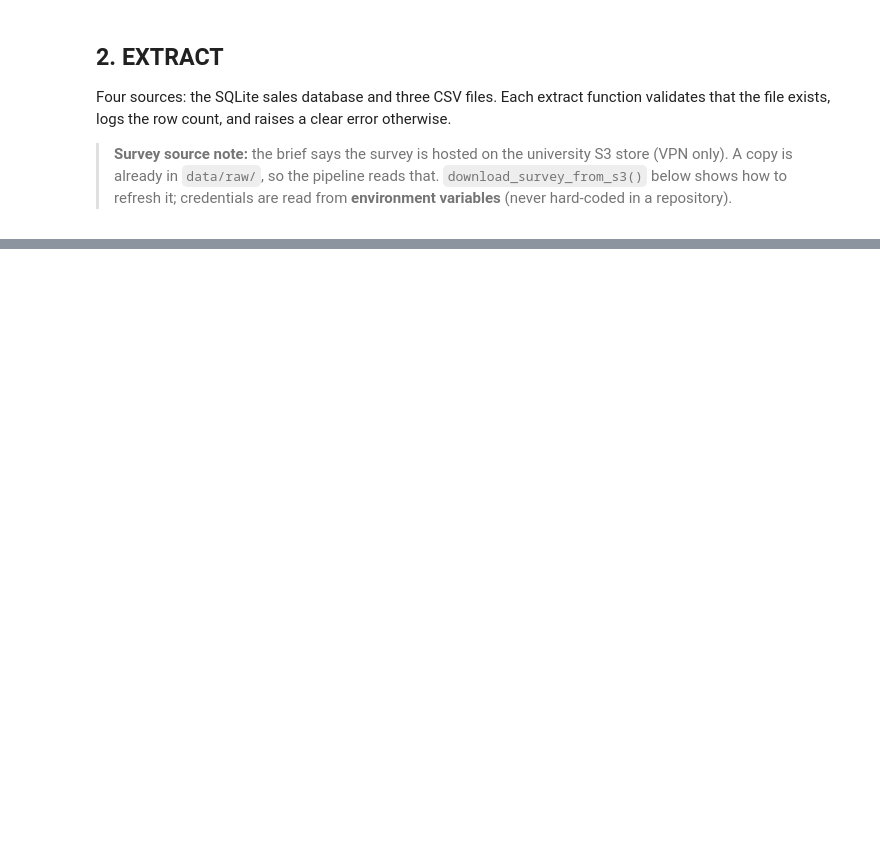
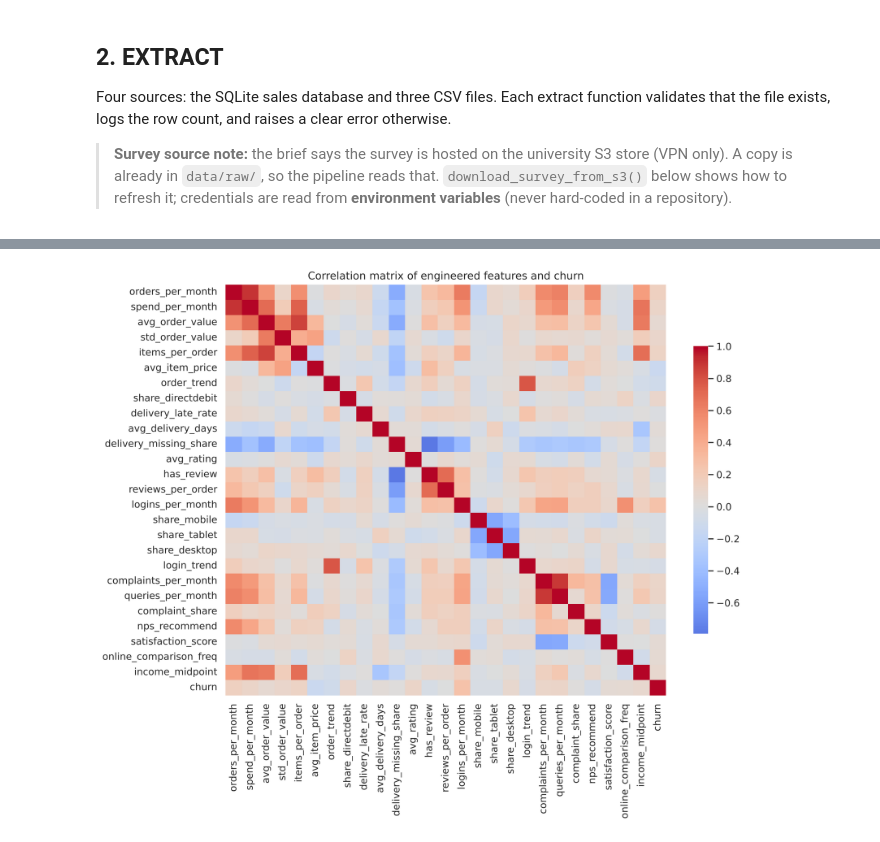
Before and after one commit to parthHerts/P4G5_HERTS, a Jupyter notebook: notebooks/etl_pipeline.ipynb, the cells around one changed output, grey strips where cells are left out. Cells and saved outputs as stored; diff of their text form; code cells hidden in the pictures; blank space fills up the shorter version.

```diff
--- a/notebooks/etl_pipeline.ipynb
+++ b/notebooks/etl_pipeline.ipynb
@@ -148,0 +733,8 @@ def extract() -> dict:
+# %%
+fig, ax = plt.subplots(figsize=(11, 9))
+corr = final_df[FEATURE_COLUMNS + [TARGET]].corr()
+sns.heatmap(corr, cmap="coolwarm", center=0, ax=ax, cbar_kws={"shrink": .7}, xticklabels=True, yticklabels=True)
+ax.set_title("Correlation matrix of engineered features and churn")
+fig.tight_layout(); fig.savefig(FIG_DIR / "03_correlation_heatmap.png", dpi=150); plt.show()
+# %% [output]
+[figure, added]
```
Also changed, not shown: parts of 28 cells of this notebook.
